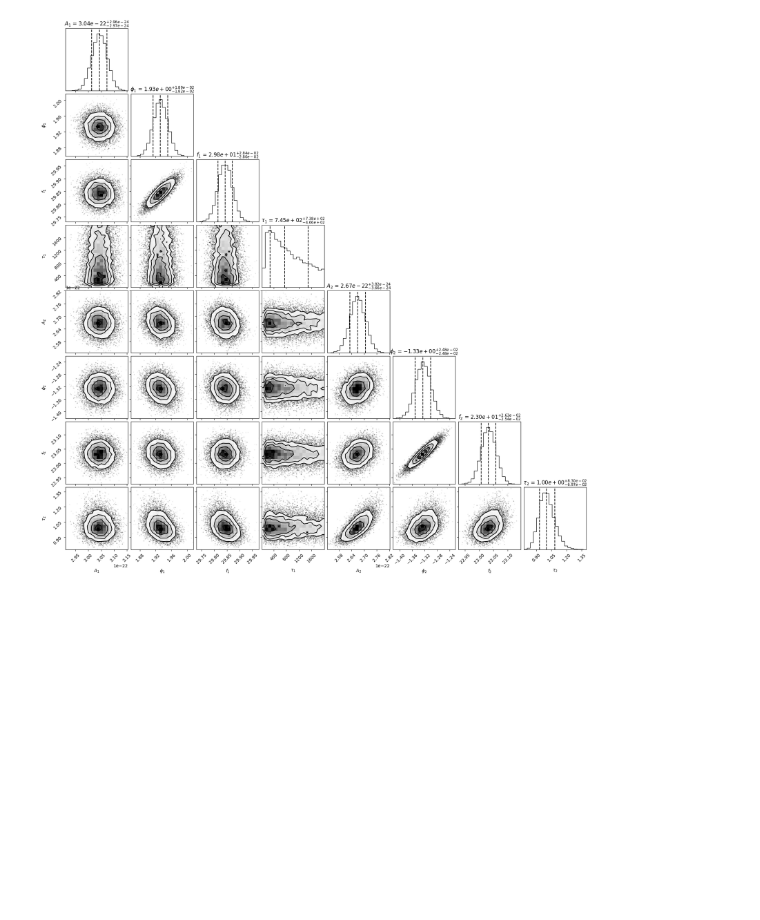
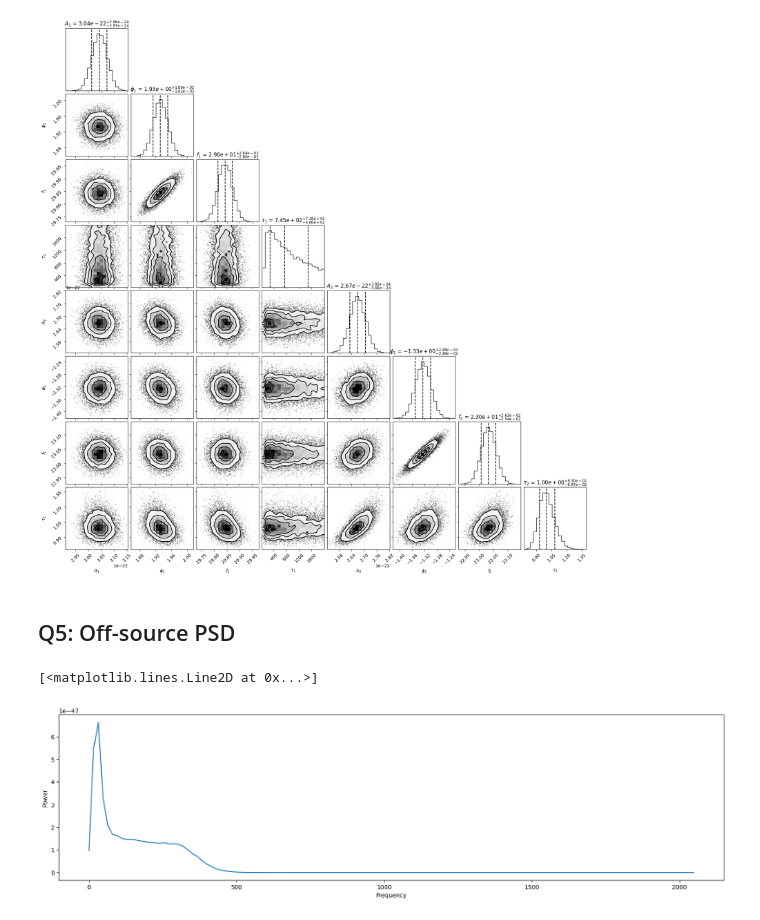
Before and after one commit to JoeyWee1/A5-Gravitational-Waves-QNM-Fitting-CW, a Jupyter notebook: solutions.ipynb, the cells around one changed output. Saved outputs shown, nothing was run; the diff lists cells and outputs as text; code cells hidden in the pictures; blank space fills up the shorter version.

```diff
--- a/solutions.ipynb
+++ b/solutions.ipynb
@@ -158,6 +158,9 @@ off_std = np.std(off_strain)
 #------
 t_on = t[(t > on_time_start) & (t < on_time_end)]
 d_on = strain[(t > on_time_start) & (t < on_time_end)]
+
+t_off = t[(t < on_time_start) | (t > on_time_end)]
+d_off = off_strain
 # %% [markdown]
 ## Q4: Sample parameters
 - Priors:
@@ -345,3 +348,19 @@ fig = corner.corner(
 )
 # %% [output]
 [figure]
+# %% [markdown]
+## Q5: Off-source PSD
+# %%
+from scipy.signal import welch
+
+fs = 4096
+f, PSD = welch(d_off, fs=fs, nperseg=256, noverlap=128, window='hann')
+# f = frequency array, PSD = power spectral density
+# %%
+fig, ax = plt.subplots(figsize = (20,5))
+ax.set_xlabel("Frequency")
+ax.set_ylabel("Power")
+ax.plot(f, PSD)
+# %% [output]
+[<matplotlib.lines.Line2D at 0x...>]
+[figure, added]
```
